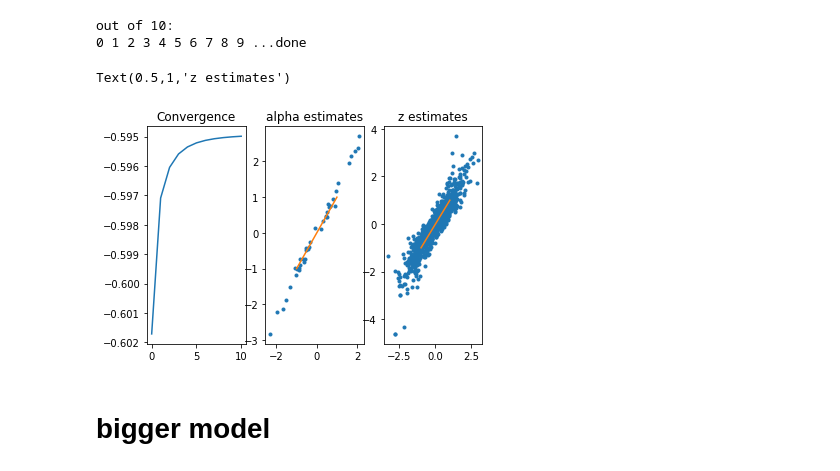
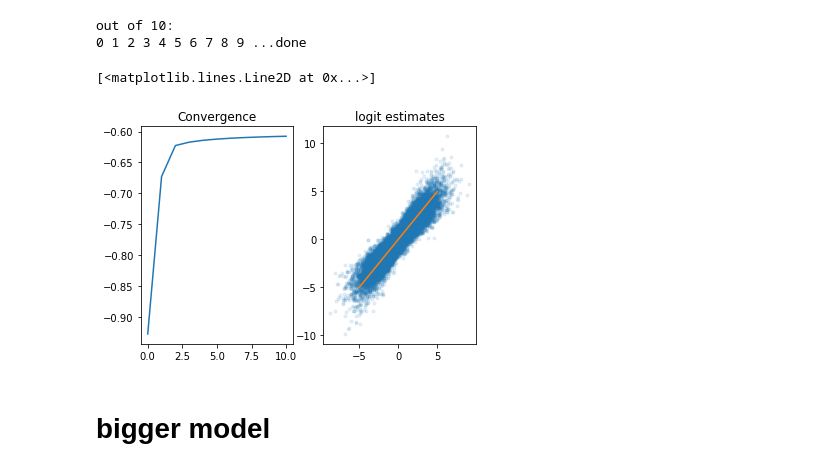
Before and after one commit to jacksonloper/logistic-svd, a Jupyter notebook: example.ipynb, the cells around one changed output. Drawn from its saved outputs; the diff is of its cells as text; code cells hidden in the pictures.

```diff
--- a/example.ipynb
+++ b/example.ipynb
@@ -12,7 +15,7 @@ import matplotlib.pylab as plt
 # 1d factor model
 # %%
 # generate some simulated data
-Nc=1000
+Nc=5000
 Ng=40
 Nk=1
 z=npr.randn(Nc,Nk)
@@ -33,23 +36,18 @@ if np.sum(alpha_guess*alpha)<0:
 out of 10:
 0 1 2 3 4 5 6 7 8 9 ...done
 # %%
-plt.subplot(1,3,1)
+plt.subplot(1,2,1)
 plt.plot(likelihoods)
 plt.title("Convergence")
 
 
-plt.subplot(1,3,2)
-plt.plot(alpha,alpha_guess,'.')
-plt.plot([-1,1],[-1,1])
-plt.title("alpha estimates")
-
-plt.subplot(1,3,3)
-plt.plot(z,z_guess,'.')
-plt.plot([-1,1],[-1,1])
-plt.title("z estimates")
+plt.subplot(1,2,2)
+plt.plot((z_guess@alpha_guess.T).ravel(),(z@alpha.T).ravel(),'.',alpha=.1)
+plt.title("logit estimates")
+plt.plot([-5,5],[-5,5])
 # %% [output]
-Text(0.5,1,'z estimates')
+[<matplotlib.lines.Line2D at 0x...>]
-[figure, old version]
+[figure, new version]
 # %% [markdown]
 # bigger model
 # %%
```
Also changed, not shown: parts of 10 cells of this notebook, 3 other files.
